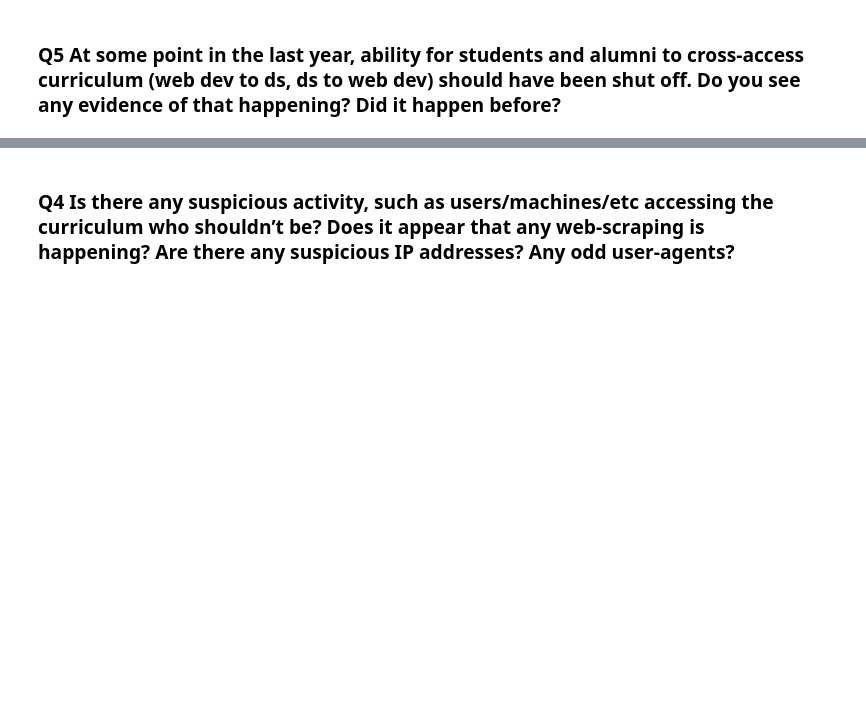
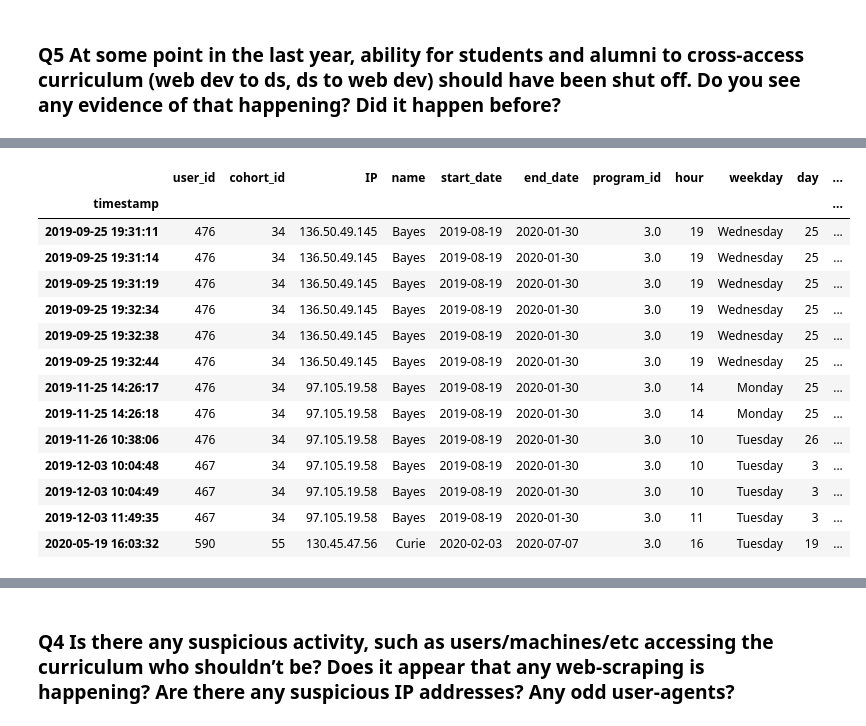
Before and after one commit to RyvynYoung/curriculum_access_project, a Jupyter notebook: curriculum_access.ipynb, the cells around one changed output, grey strips where cells are left out. Drawn from its saved outputs; the diff is of its cells as text; code cells hidden in the pictures; blank space fills up the shorter version.

```diff
--- a/curriculum_access.ipynb
+++ b/curriculum_access.ipynb
@@ -783,0 +847,19 @@ curie.groupby('lesson')[['sub_lesson']].count().sort_values(by='sub_lesson', asc
+# %%
+dsweb = ds[(ds.lesson == 'java-i') | (ds.lesson == 'java-ii')]
+dsweb
+# %% [output]
+|  | user_id | cohort_id | IP | name | start_date | end_date | program_id | hour | weekday | day | ... |
+| timestamp |  |  |  |  |  |  |  |  |  |  | ... |
+| 2019-09-25 19:31:11 | 476 | 34 | 136.50.49.145 | Bayes | 2019-08-19 | 2020-01-30 | 3.0 | 19 | Wednesday | 25 | ... |
+| 2019-09-25 19:31:14 | 476 | 34 | 136.50.49.145 | Bayes | 2019-08-19 | 2020-01-30 | 3.0 | 19 | Wednesday | 25 | ... |
+| 2019-09-25 19:31:19 | 476 | 34 | 136.50.49.145 | Bayes | 2019-08-19 | 2020-01-30 | 3.0 | 19 | Wednesday | 25 | ... |
+| 2019-09-25 19:32:34 | 476 | 34 | 136.50.49.145 | Bayes | 2019-08-19 | 2020-01-30 | 3.0 | 19 | Wednesday | 25 | ... |
+| 2019-09-25 19:32:38 | 476 | 34 | 136.50.49.145 | Bayes | 2019-08-19 | 2020-01-30 | 3.0 | 19 | Wednesday | 25 | ... |
+| 2019-09-25 19:32:44 | 476 | 34 | 136.50.49.145 | Bayes | 2019-08-19 | 2020-01-30 | 3.0 | 19 | Wednesday | 25 | ... |
+| 2019-11-25 14:26:17 | 476 | 34 | 97.105.19.58 | Bayes | 2019-08-19 | 2020-01-30 | 3.0 | 14 | Monday | 25 | ... |
+| 2019-11-25 14:26:18 | 476 | 34 | 97.105.19.58 | Bayes | 2019-08-19 | 2020-01-30 | 3.0 | 14 | Monday | 25 | ... |
+| 2019-11-26 10:38:06 | 476 | 34 | 97.105.19.58 | Bayes | 2019-08-19 | 2020-01-30 | 3.0 | 10 | Tuesday | 26 | ... |
+| 2019-12-03 10:04:48 | 467 | 34 | 97.105.19.58 | Bayes | 2019-08-19 | 2020-01-30 | 3.0 | 10 | Tuesday | 3 | ... |
+| 2019-12-03 10:04:49 | 467 | 34 | 97.105.19.58 | Bayes | 2019-08-19 | 2020-01-30 | 3.0 | 10 | Tuesday | 3 | ... |
+| 2019-12-03 11:49:35 | 467 | 34 | 97.105.19.58 | Bayes | 2019-08-19 | 2020-01-30 | 3.0 | 11 | Tuesday | 3 | ... |
+| 2020-05-19 16:03:32 | 590 | 55 | 130.45.47.56 | Curie | 2020-02-03 | 2020-07-07 | 3.0 | 16 | Tuesday | 19 | ... |
```
Also changed, not shown: parts of 22 cells of this notebook.
